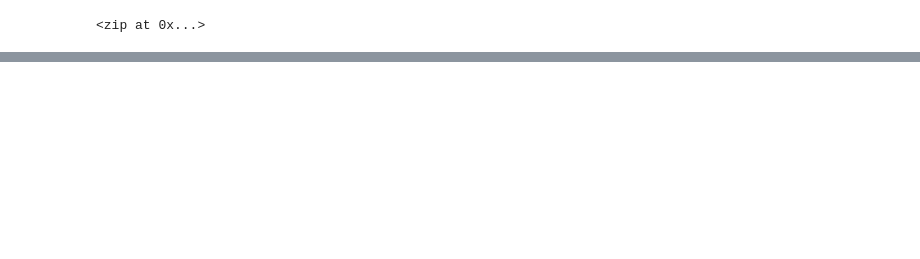
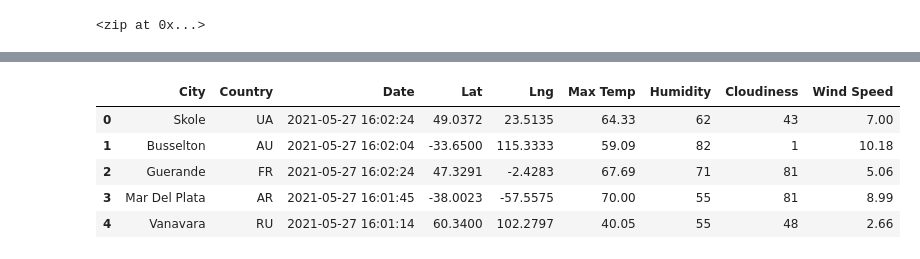
Before and after one commit to aobasuyi/World_Weather_Analysis, a Jupyter notebook: WeatherPy.ipynb, the cells around one changed output, grey strips where cells are left out. Drawn from its saved outputs; the diff is of its cells as text; code cells hidden in the pictures; blank space fills up the shorter version.

```diff
--- a/WeatherPy.ipynb
+++ b/WeatherPy.ipynb
@@ -38,0 +154,12 @@ len(cities)
+# %%
+new_column_order = ["City", "Country", "Date", "Lat", "Lng", "Max Temp", "Humidity", "Cloudiness", "Wind Speed"]
+# %%
+city_data_df = city_data_df[new_column_order]
+city_data_df.head()
+# %% [output]
+|  | City | Country | Date | Lat | Lng | Max Temp | Humidity | Cloudiness | Wind Speed |
+| 0 | Skole | UA | 2021-05-27 16:02:24 | 49.0372 | 23.5135 | 64.33 | 62 | 43 | 7.00 |
+| 1 | Busselton | AU | 2021-05-27 16:02:04 | -33.6500 | 115.3333 | 59.09 | 82 | 1 | 10.18 |
+| 2 | Guerande | FR | 2021-05-27 16:02:24 | 47.3291 | -2.4283 | 67.69 | 71 | 81 | 5.06 |
+| 3 | Mar Del Plata | AR | 2021-05-27 16:01:45 | -38.0023 | -57.5575 | 70.00 | 55 | 81 | 8.99 |
+| 4 | Vanavara | RU | 2021-05-27 16:01:14 | 60.3400 | 102.2797 | 40.05 | 55 | 48 | 2.66 |
```
Also changed, not shown: parts of 8 cells of this notebook, 1 other file.
